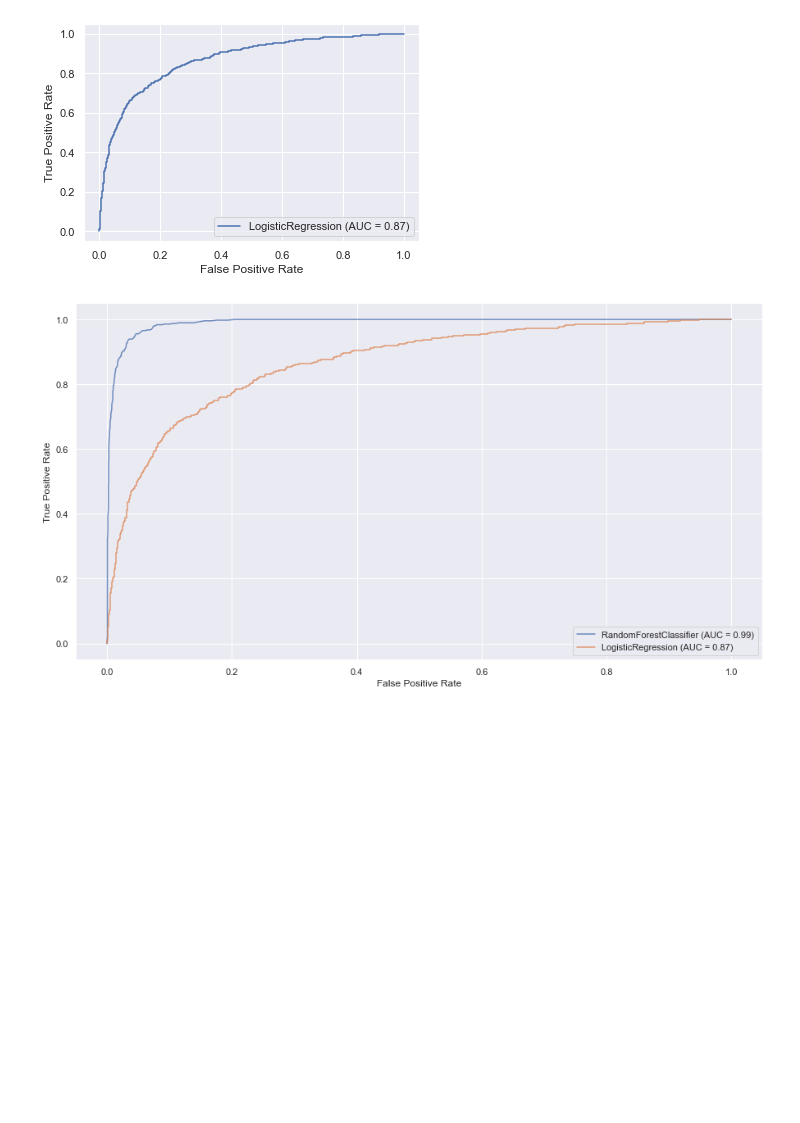
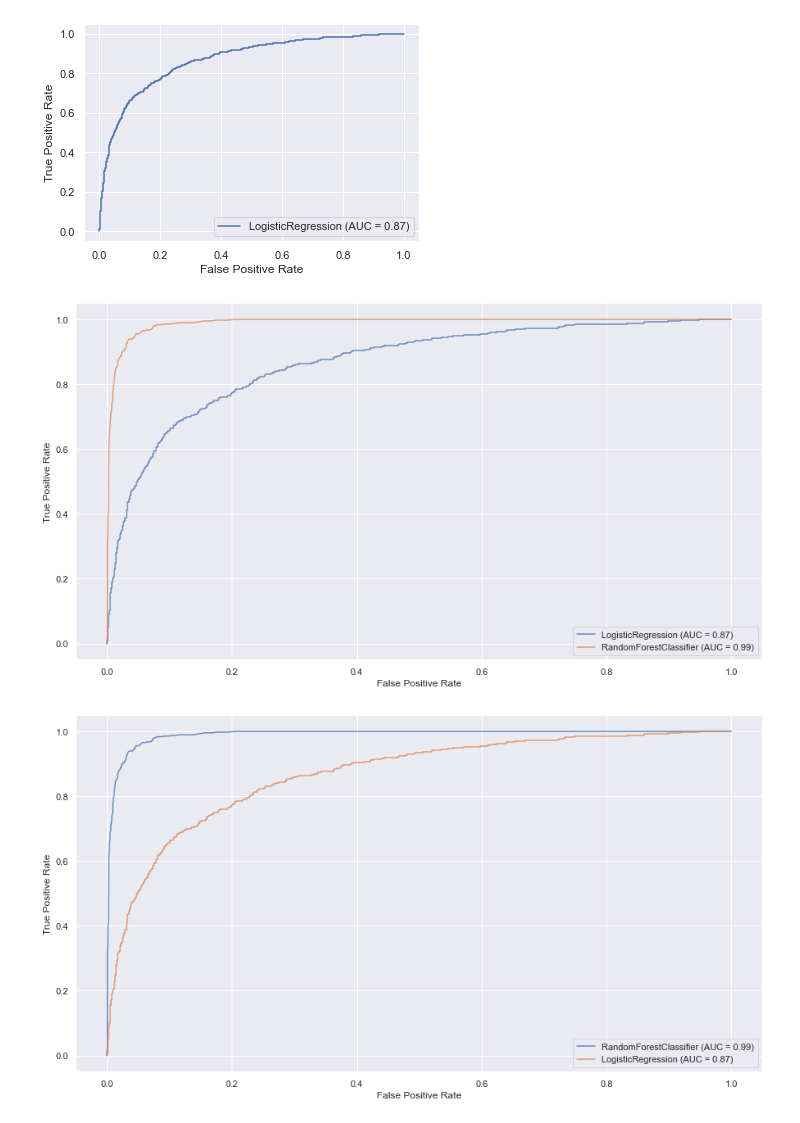
Before and after one commit to wasuratme96/Machine-Learning-DevOps-Engineering, a Jupyter notebook: Machine Learning Code in Production/Predict Customer Churn with Clean Code/churn_notebook.ipynb, the cells around one changed output. Saved outputs shown, nothing was run; the diff lists cells and outputs as text; code cells hidden in the pictures; blank space fills up the shorter version.

```diff
--- a/Machine Learning Code in Production/Predict Customer Churn with Clean Code/churn_notebook.ipynb
+++ b/Machine Learning Code in Production/Predict Customer Churn with Clean Code/churn_notebook.ipynb
@@ -249,6 +249,15 @@ weighted avg       0.88      0.89      0.88      7088
 lrc_plot = plot_roc_curve(lrc, X_test, y_test)
 # %% [output]
 [figure]
+# %%
+# plots
+plt.figure(figsize=(15, 8))
+ax = plt.gca()
+plot_roc_curve(lrc, X_test, y_test, ax = ax, alpha = 0.8)
+plot_roc_curve(cv_rfc.best_estimator_, X_test, y_test, ax=ax, alpha=0.8)
+plt.show()
+# %% [output]
+[figure, added]
 # %%
 # plots
 plt.figure(figsize=(15, 8))
```
Also changed, not shown: parts of 3 cells of this notebook, 22 other files.
